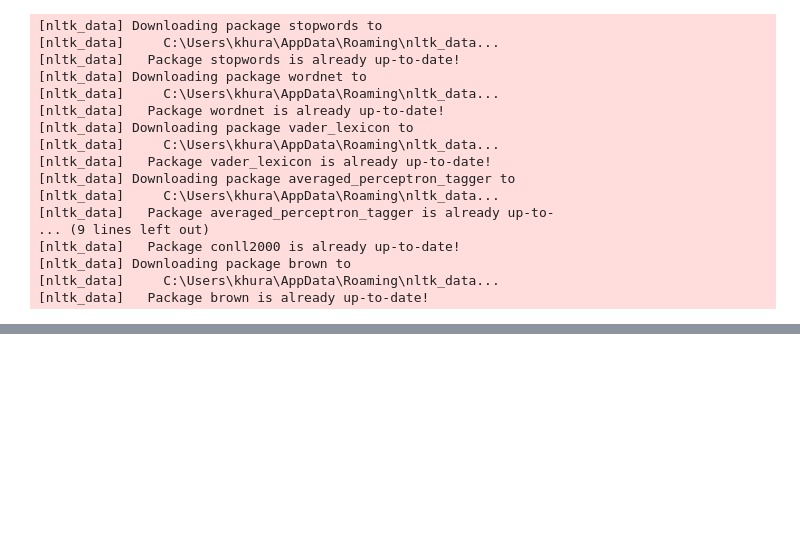
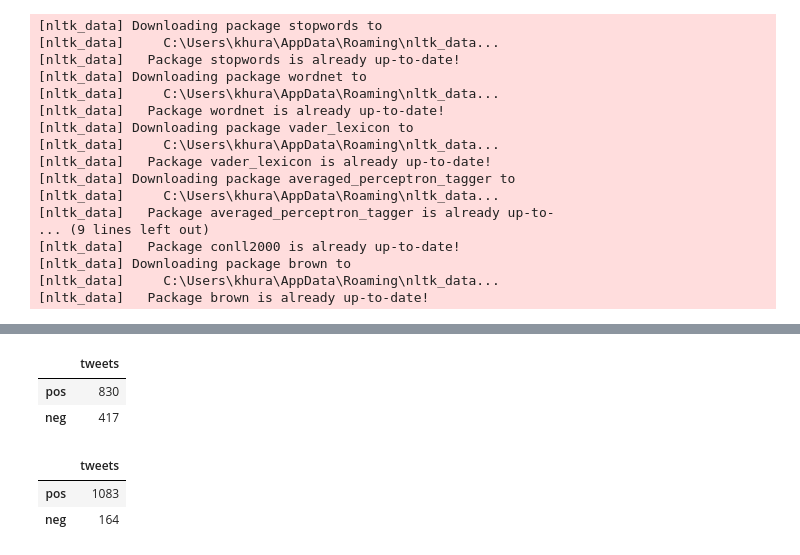
Before and after one commit to Ashishkhurana01/NLP, a Jupyter notebook: Sentiment_Analysis_updated.ipynb, the cells around one changed output, grey strips where cells are left out. Saved outputs shown, nothing was run; the diff lists cells and outputs as text; code cells hidden in the pictures; blank space fills up the shorter version.

```diff
--- a/Sentiment_Analysis_updated.ipynb
+++ b/Sentiment_Analysis_updated.ipynb
@@ -190,3 +190,19 @@ def fetch_sentiment_using_SIA(text):
 def fetch_sentiment_using_textblob(text):
     analysis = TextBlob(text)
     return 'pos' if analysis.sentiment.polarity >= 0 else 'neg'
+# %%
+# Using NLTK's SentimentIntensityAnalyzer
+sentiments_using_SIA = tweets_df.tweets.apply(lambda tweet: fetch_sentiment_using_SIA(tweet))
+pd.DataFrame(sentiments_using_SIA.value_counts())
+# %% [output]
+|  | tweets |
+| pos | 830 |
+| neg | 417 |
+# %%
+# Using TextBlob
+sentiments_using_textblob = tweets_df.tweets.apply(lambda tweet: fetch_sentiment_using_textblob(tweet))
+pd.DataFrame(sentiments_using_textblob.value_counts())
+# %% [output]
+|  | tweets |
+| pos | 1083 |
+| neg | 164 |
```
Also changed, not shown: parts of 6 cells of this notebook.
